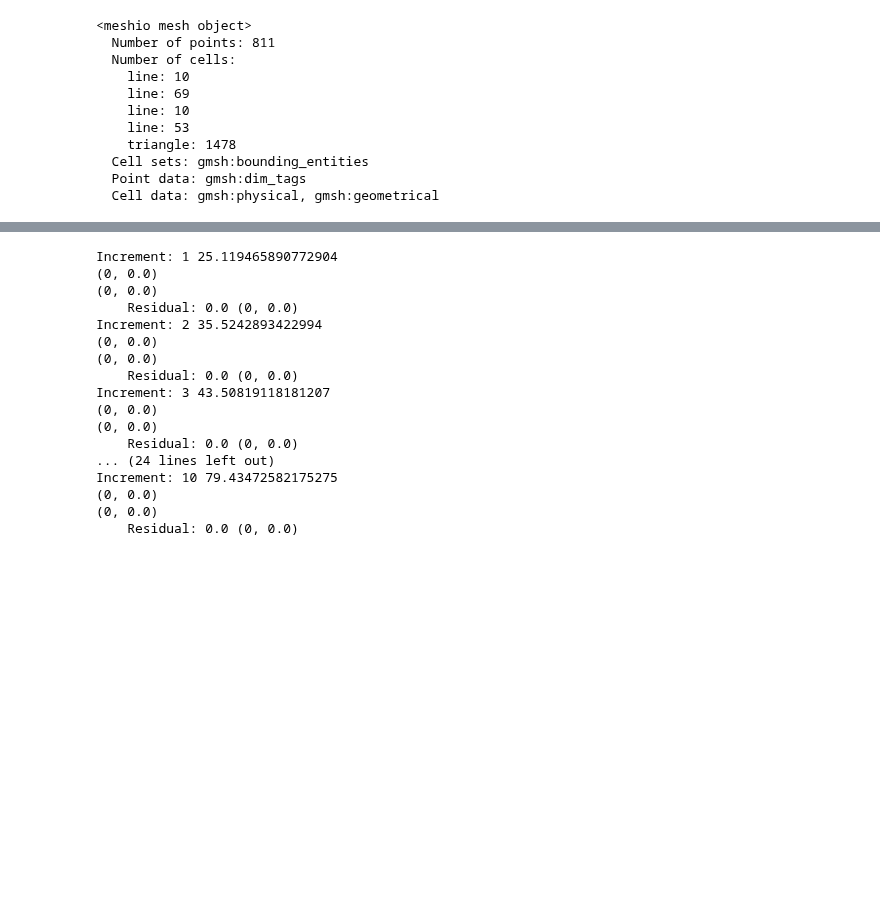
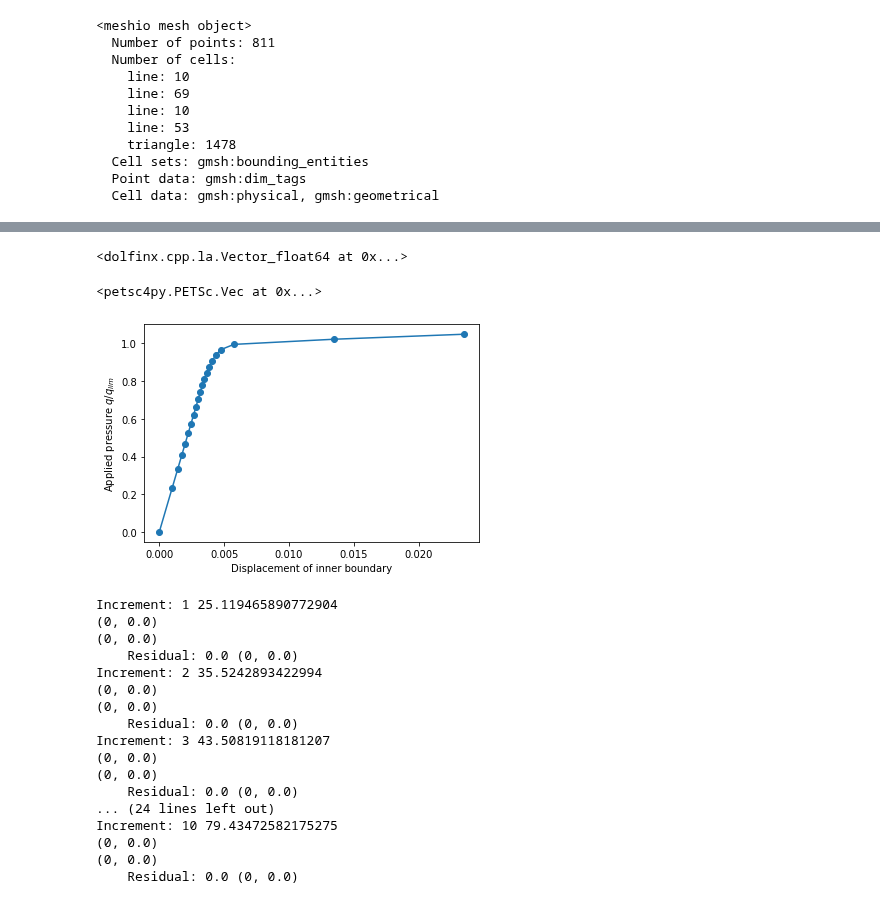
Before and after one commit to a-latyshev/convex-plasticity, a Jupyter notebook: plasticity/plasticity.ipynb, the cells around one changed output, grey strips where cells are left out. Cells and saved outputs as stored; diff of their text form; code cells hidden in the pictures; blank space fills up the shorter version.

Commit message:
[WIP] Fixed bugs. Plasticity works fine! (not in parallel)

```diff
--- a/plasticity/plasticity.ipynb
+++ b/plasticity/plasticity.ipynb
@@ -255,4 +233,4 @@ project(ufl.as_vector([sigma_0[0, 0], sigma_0[1, 1], sigma_0[2,2], sigma_0[0, 1]
 # %%
-sig_, _, _, _ = proj_sig(eps_test, sig_old, p)
-project(sig_, sigma_test)
+# sig_, _, _, _ = proj_sig(eps_test, sig_old, p)
+# project(sig_, sigma_test)
 # %%
@@ -261,12 +239,12 @@ project(p, beta_test)
 # %%
 P0 = fem.FunctionSpace(mesh, ("DG", 0))
-p_avg = fem.Function(P0, name="Plastic strain")
+p_avg = fem.Function(P0, name="Plastic_strain")
 # %%
-A = fem.petsc.assemble_matrix(fem.form(a_Newton), bcs=bcs)
-A = fem.petsc.create_matrix(fem.form(a_Newton))
-Res = fem.petsc.create_vector(fem.form(res))
+# A = fem.petsc.assemble_matrix(fem.form(a_Newton), bcs=bcs)
+# A = fem.petsc.create_matrix(fem.form(a_Newton))
+# Res = fem.petsc.create_vector(fem.form(res))
 
-solver = PETSc.KSP().create(mesh.comm)
-solver.setOperators(A)
-solver.setType(PETSc.KSP.Type.PREONLY)
-solver.getPC().setType(PETSc.PC.Type.LU)
+# solver = PETSc.KSP().create(mesh.comm)
+# solver.setOperators(A)
+# solver.setType(PETSc.KSP.Type.PREONLY)
+# solver.getPC().setType(PETSc.PC.Type.LU)
@@ -284,6 +258,13 @@ problem = fem.petsc.LinearProblem(
         "pc_factor_mat_solver_type": "mumps",
     },
 )
+# %%
+x_point = np.zeros((1, 3))
+x_point[0][0] = Ri
+tree = BoundingBoxTree(mesh, mesh.geometry.dim)
+cell_candidates = compute_collisions(tree, x_point)
+cell = compute_colliding_cells(mesh, cell_candidates, x_point)
+first_cell = cell.array[0]
 # %%
 Nitermax, tol = 200, 1e-8  # parameters of the Newton-Raphson procedure
 Nincr = 20
@@ -382,0 +363,16 @@ Increment: 20 79.43472582175275
+# %%
+u.x
+# %% [output]
+<dolfinx.cpp.la.Vector_float64 at 0x...>
+# %%
+u.vector
+# %% [output]
+<petsc4py.PETSc.Vec at 0x...>
+# %%
+import matplotlib.pyplot as plt
+plt.plot(results[:, 0], results[:, 1], "-o")
+plt.xlabel("Displacement of inner boundary")
+plt.ylabel(r"Applied pressure $q/q_{lim}$")
+plt.show()
+# %% [output]
+[figure, added]
```
Also changed, not shown: parts of 16 cells of this notebook.
